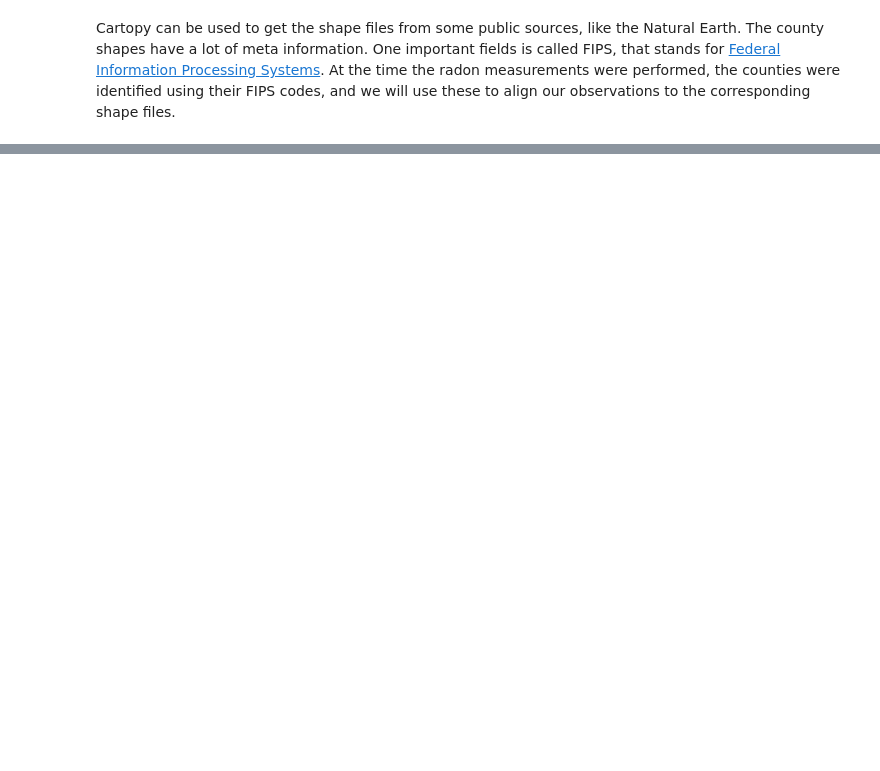
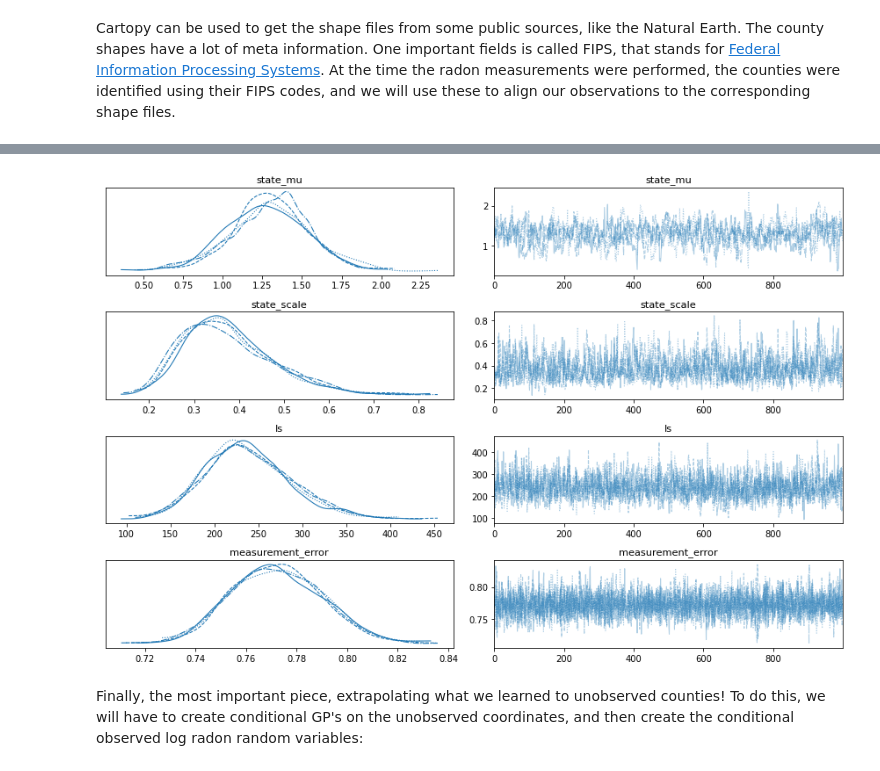
Before and after one commit to BrunoCavag/GaussianProcessLearning, a Jupyter notebook: SpatialData_GP_PyMC.ipynb, the cells around one changed output, grey strips where cells are left out. Saved outputs shown, nothing was run; the diff lists cells and outputs as text; code cells hidden in the pictures; blank space fills up the shorter version.

```diff
--- a/SpatialData_GP_PyMC.ipynb
+++ b/SpatialData_GP_PyMC.ipynb
@@ -144,0 +262,10 @@ ax.gridlines(draw_labels=True, dms=True, x_inline=False, y_inline=False)
+# %%
+X = np.array(list(county_lonlat.values()))
+coords = {
+        "county": counties,
+        "household": df.index,
+        "feature": ["longitude", "latitude"],
+    }
+with pm.Model(coords = coords) as m:
+    _county_idx = pm.ConstantData("county_idx", county_idx, dims="household")
+    _X = pm.ConstantData("county_X", X, dims=("county", "feature"))
@@ -144,0 +313,5 @@ ax.gridlines(draw_labels=True, dms=True, x_inline=False, y_inline=False)
+# %%
+with m:
+    idata = pm.sample(
+        init="jitter+adapt_diag_grad", random_seed=42, chains=4, target_accept=0.9
+    )
@@ -144,0 +325,7 @@ ax.gridlines(draw_labels=True, dms=True, x_inline=False, y_inline=False)
+# %%
+axs = az.plot_trace(idata, var_names=["~county_mu", "~county_eps"], filter_vars="like")
+axs[0,0].figure.tight_layout()
+# %% [output]
+[figure, added]
+# %% [markdown]
+Finally, the most important piece, extrapolating what we learned to unobserved counties! To do this, we will have to create conditional GP's on the unobserved coordinates, and then create the conditional observed log radon random variables:
```
Also changed, not shown: parts of 32 cells of this notebook, 1 other file.
